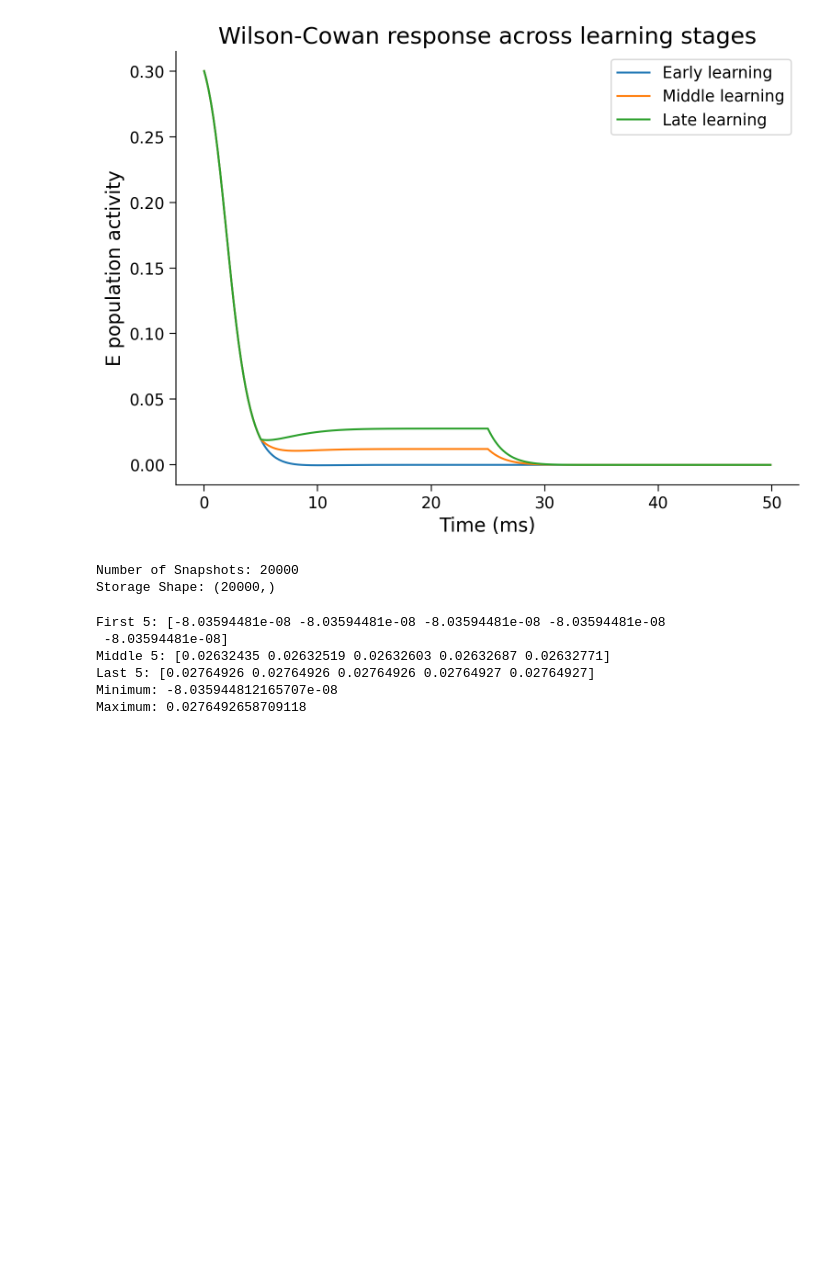
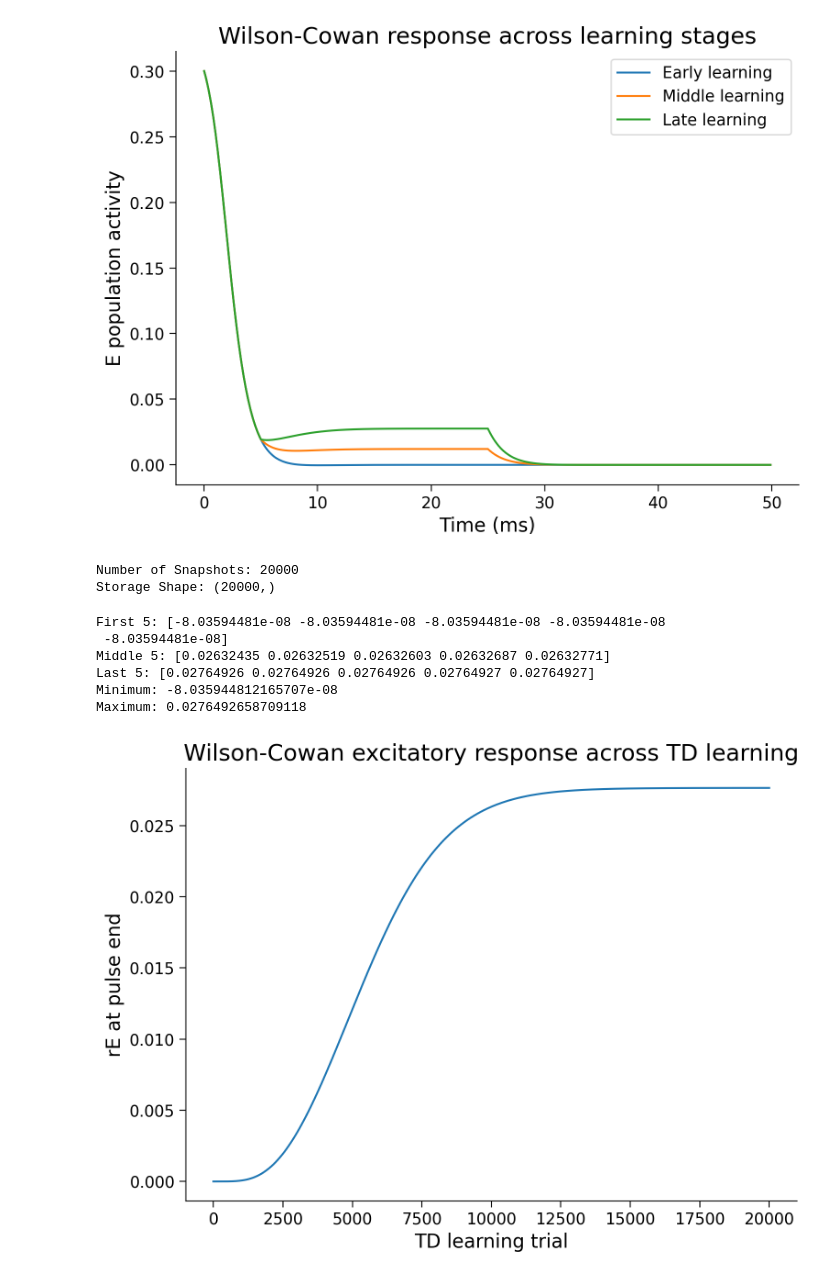
Before and after one commit to briskicedteaa/SP-Model-Repo, a Jupyter notebook: Prototype_v0_2.ipynb, the cells around one changed output. Cells and saved outputs as stored; diff of their text form; code cells hidden in the pictures; blank space fills up the shorter version.

Commit message:
Explained reasoning and interpreted plot

```diff
--- a/Prototype_v0_2.ipynb
+++ b/Prototype_v0_2.ipynb
@@ -860,3 +864,21 @@ Middle 5: [0.02632435 0.02632519 0.02632603 0.02632687 0.02632771]
 Last 5: [0.02764926 0.02764926 0.02764926 0.02764927 0.02764927]
 Minimum: -8.035944812165707e-08
 Maximum: 0.0276492658709118
+# %%
+#@markdown The excitatory response begins approximately at zero, increases as TD learning progresses, and eventually stabilizes around 0.02765. The shape is very similar to the TD learning curve itself. This is expected because the TD-derived signal directly controls I_ext_E, meaning that increasing TD values produce increasing external excitation in Wilson-Cowan.
+
+#@markdown The plot looks very similar to the TD learning plots from earlier. This makes sense because the changing TD values were being used to determine I_ext_E. As the learned signal increases, the input given to Wilson-Cowan also increases.
+
+#@markdown This does not mean that the Wilson-Cowan model itself learned. TD learning is the learning mechanism in this prototype. Wilson-Cowan is responding dynamically to an input that changes as TD learning progresses. The similarity between the two curves is therefore partly a consequence of how the models were explicitly connected.
+
+#@markdown The inportant result from this part of the prototype is that I was able to connect the two models. Instead of running TD learing and Wilson-Cowan separately, information produced during TD learning can now influence the behavior of the Wilson-Cowan simulation.
+
+plt.plot(rE_at_pulse_end)
+
+plt.xlabel("TD learning trial")
+plt.ylabel("rE at pulse end")
+plt.title("Wilson-Cowan excitatory response across TD learning")
+
+plt.show()
+# %% [output]
+[figure, added]
```
Also changed, not shown: parts of 2 cells of this notebook.
